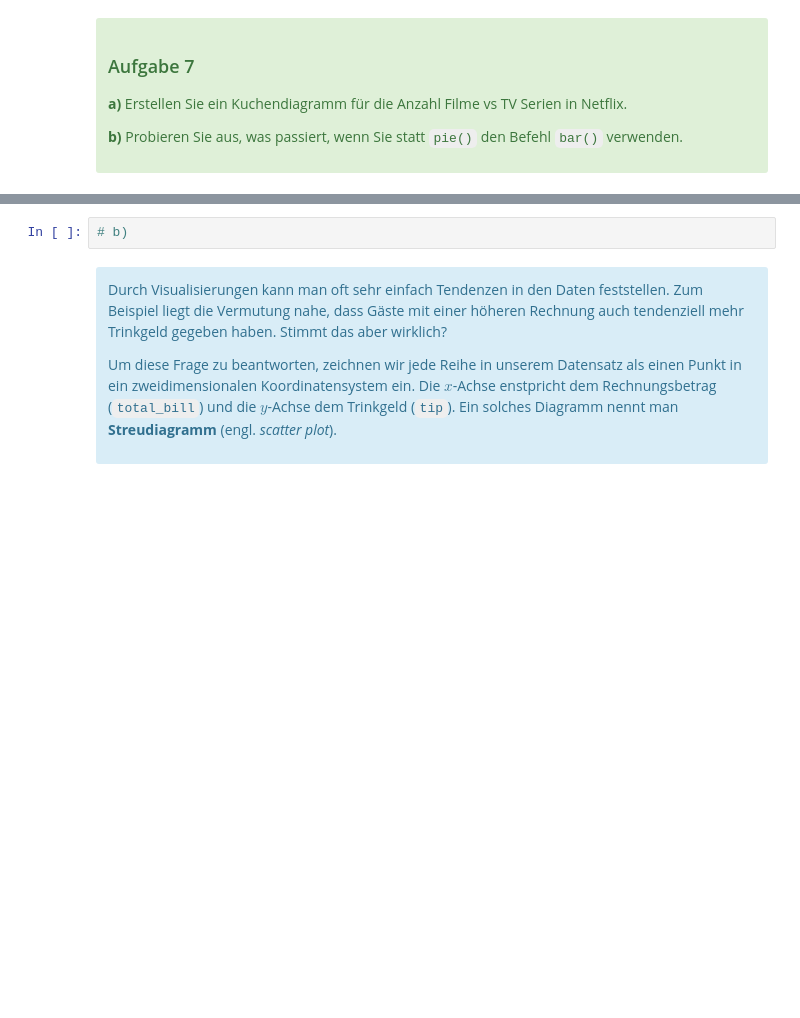
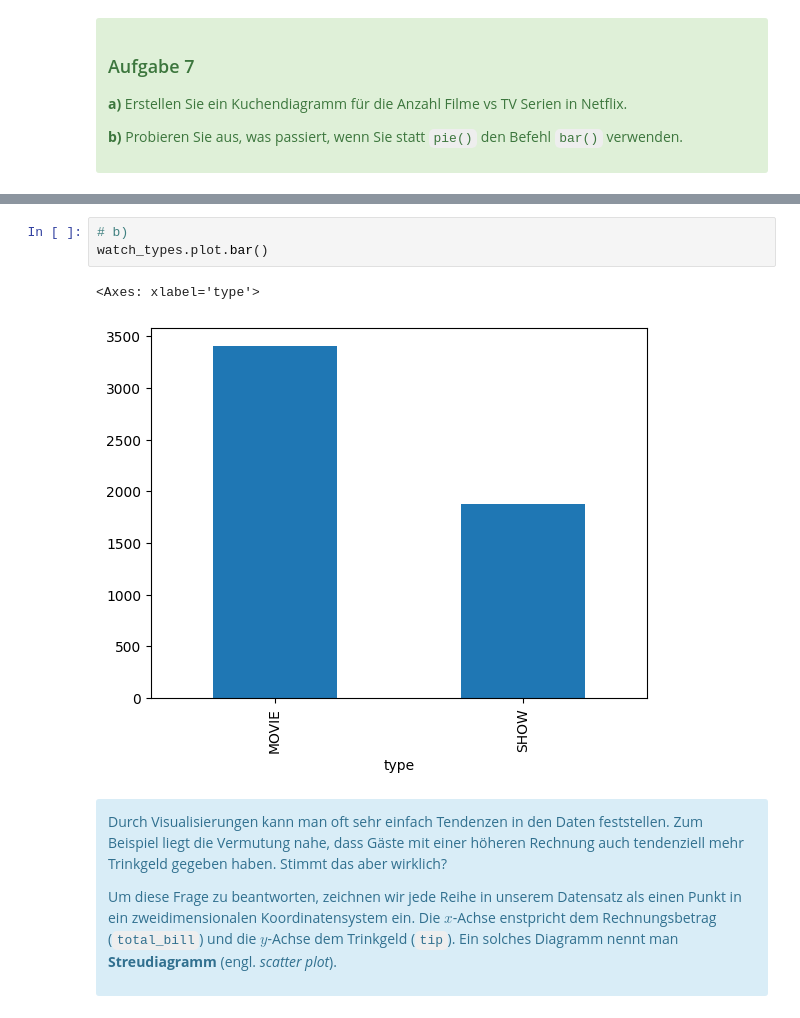
Before and after one commit to Timon-D3v/wahlfach-informatik, a Jupyter notebook: 25_Notebook 1 - Daten visualisieren und analysieren.ipynb, the cells around one changed output, grey strips where cells are left out. Drawn from its saved outputs; the diff is of its cells as text; blank space fills up the shorter version.

```diff
--- a/25_Notebook 1 - Daten visualisieren und analysieren.ipynb
+++ b/25_Notebook 1 - Daten visualisieren und analysieren.ipynb
@@ -474,5 +491,9 @@ meal_times.plot.pie()
 # %%
 # b)
+watch_types.plot.bar()
+# %% [output]
+<Axes: xlabel='type'>
+[figure, added]
 # %% [markdown]
 <div class="alert alert-box alert-info">
 
```
Also changed, not shown: parts of 16 cells of this notebook, 3 other files.
